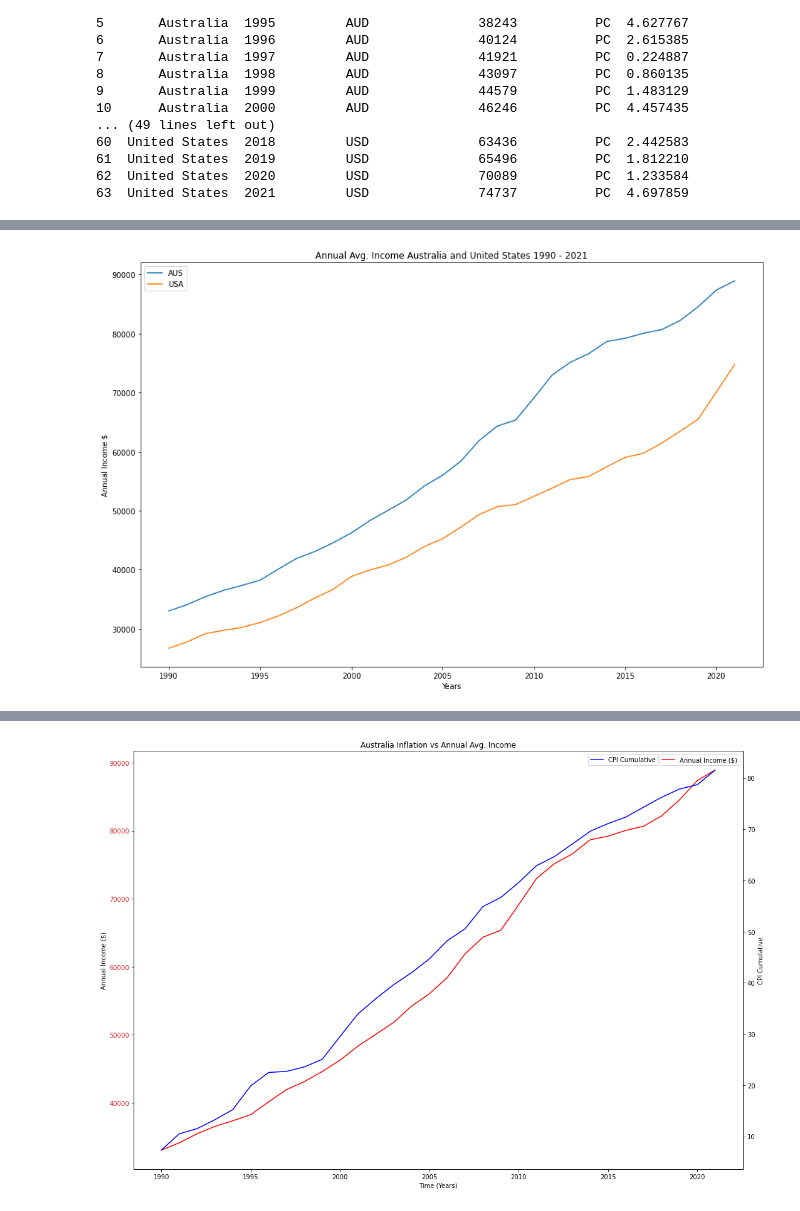
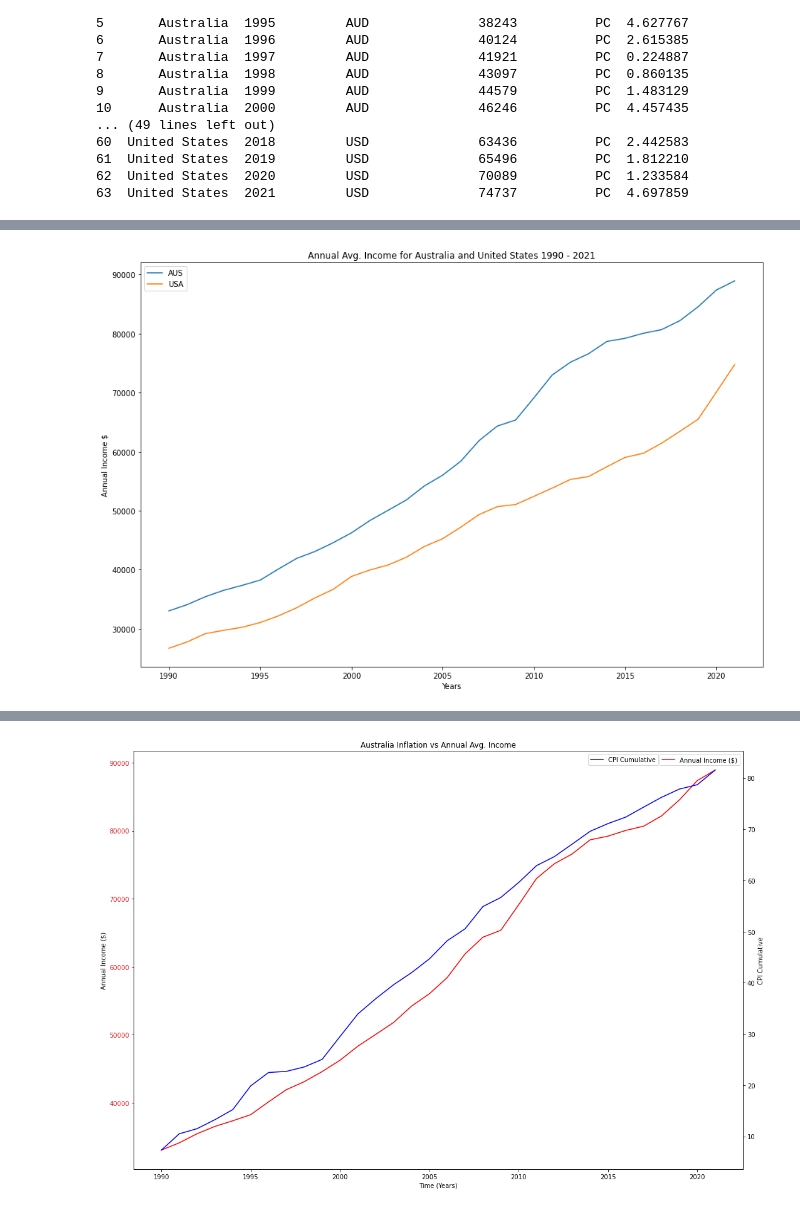
Before and after one commit to alphonsuscjw/07-project-1, a Jupyter notebook: project-1-acjw/code.ipynb, the cells around one changed output, grey strips where cells are left out. Cells and saved outputs as stored; diff of their text form; code cells hidden in the pictures.

```diff
--- a/project-1-acjw/code.ipynb
+++ b/project-1-acjw/code.ipynb
@@ -106,12 +132,12 @@ See the caveats in the documentation: https://pandas.pydata.org/pandas-docs/stab
 # %%
-# Australia vs US Average wage growth
+# Plot Australia vs US Average wage growth on 1 graph
 
 ax = au_df.plot(x='Time', y='Annual Wage(Avg.)', label='AUS', figsize = (15,10))
 us_df.plot(ax=ax, x='Time', y='Annual Wage(Avg.)', label="USA" )
 plt.ylabel('Annual Income $')
 plt.xlabel('Years')
-plt.title('Annual Avg. Income Australia and United States 1990 - 2021')
+plt.title('Annual Avg. Income for Australia and United States 1990 - 2021')
 plt.legend()
 plt.show()
 # %% [output]
-[figure, old version]
+[figure, new version]
```
Also changed, not shown: parts of 15 cells of this notebook.
